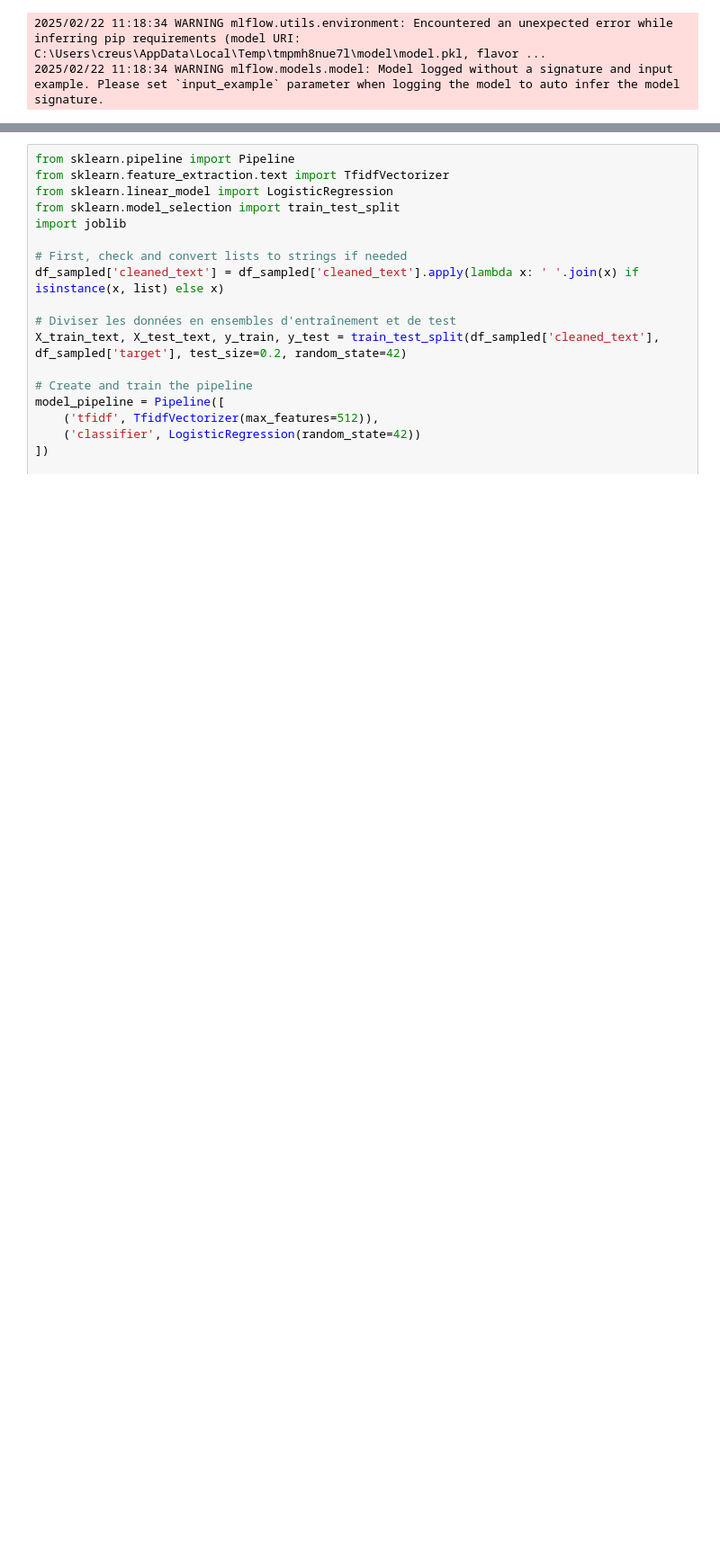
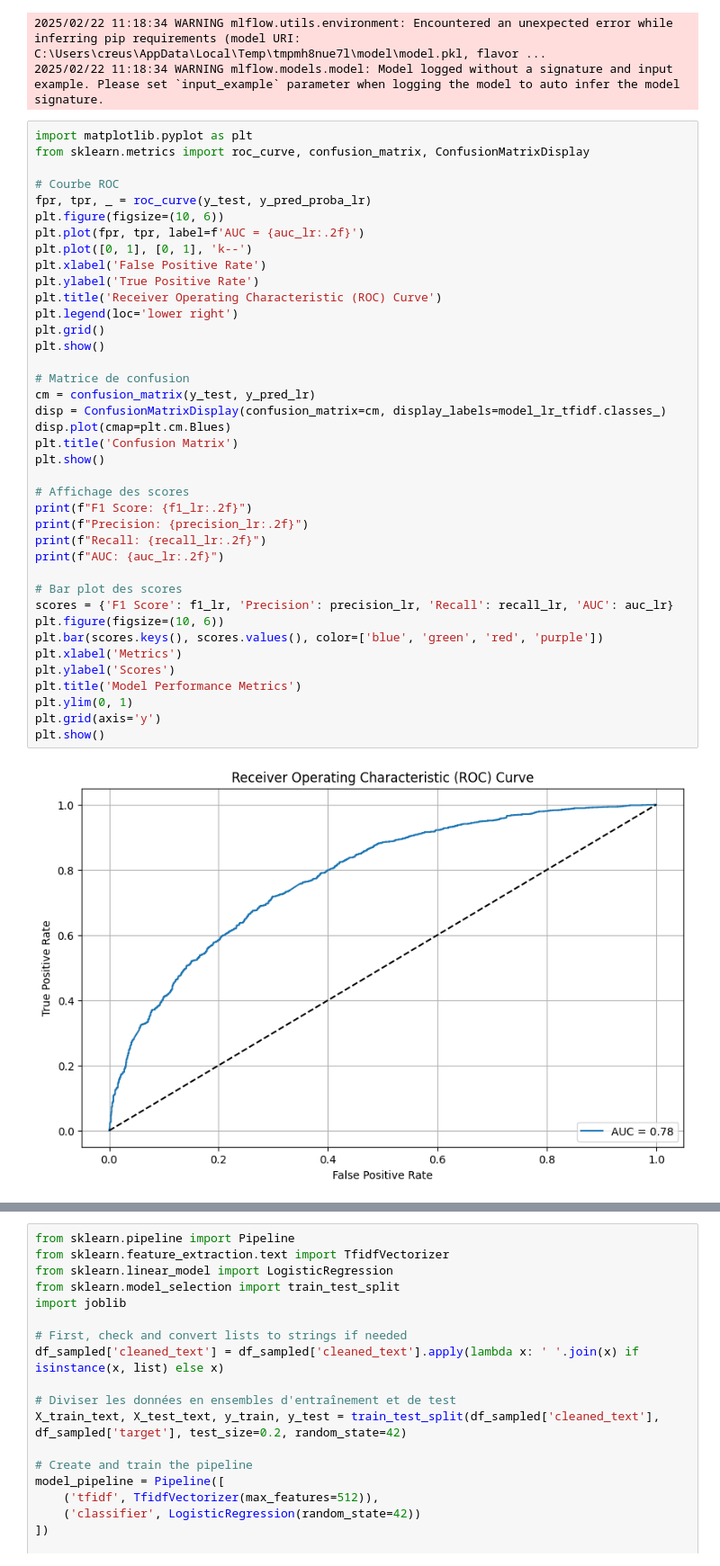
Before and after one commit to tomcre94/P7_AI_OPC, a Jupyter notebook: Creuse_Tom_2_scripts_notebook_modélisation_122024.ipynb, the cells around one changed output, grey strips where cells are left out. Shown at 90% size. Saved outputs shown, nothing was run; the diff lists cells and outputs as text; blank space fills up the shorter version.

```diff
--- a/Creuse_Tom_2_scripts_notebook_modélisation_122024.ipynb
+++ b/Creuse_Tom_2_scripts_notebook_modélisation_122024.ipynb
@@ -549,3 +549,44 @@ with mlflow.start_run(run_name="Logistic_Regression_TFIDF"):
 # %% [output]
 2025/02/22 11:18:34 WARNING mlflow.utils.environment: Encountered an unexpected error while inferring pip requirements (model URI: C:\Users\creus\AppData\Local\Temp\tmpmh8nue7l\model\model.pkl, flavor ...
 2025/02/22 11:18:34 WARNING mlflow.models.model: Model logged without a signature and input example. Please set `input_example` parameter when logging the model to auto infer the model signature.
+# %%
+import matplotlib.pyplot as plt
+from sklearn.metrics import roc_curve, confusion_matrix, ConfusionMatrixDisplay
+
+# Courbe ROC
+fpr, tpr, _ = roc_curve(y_test, y_pred_proba_lr)
+plt.figure(figsize=(10, 6))
+plt.plot(fpr, tpr, label=f'AUC = {auc_lr:.2f}')
+plt.plot([0, 1], [0, 1], 'k--')
+plt.xlabel('False Positive Rate')
+plt.ylabel('True Positive Rate')
+plt.title('Receiver Operating Characteristic (ROC) Curve')
+plt.legend(loc='lower right')
+plt.grid()
+plt.show()
+
+# Matrice de confusion
+cm = confusion_matrix(y_test, y_pred_lr)
+disp = ConfusionMatrixDisplay(confusion_matrix=cm, display_labels=model_lr_tfidf.classes_)
+disp.plot(cmap=plt.cm.Blues)
+plt.title('Confusion Matrix')
+plt.show()
+
+# Affichage des scores
+print(f"F1 Score: {f1_lr:.2f}")
+print(f"Precision: {precision_lr:.2f}")
+print(f"Recall: {recall_lr:.2f}")
+print(f"AUC: {auc_lr:.2f}")
+
+# Bar plot des scores
+scores = {'F1 Score': f1_lr, 'Precision': precision_lr, 'Recall': recall_lr, 'AUC': auc_lr}
+plt.figure(figsize=(10, 6))
+plt.bar(scores.keys(), scores.values(), color=['blue', 'green', 'red', 'purple'])
+plt.xlabel('Metrics')
+plt.ylabel('Scores')
+plt.title('Model Performance Metrics')
+plt.ylim(0, 1)
+plt.grid(axis='y')
+plt.show()
+# %% [output]
+[figure, added]
```
Also changed, not shown: parts of 1 cell of this notebook, 2 other files.
